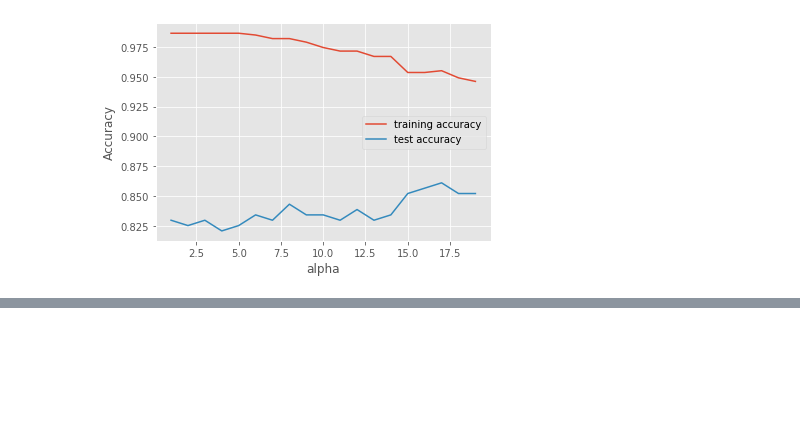
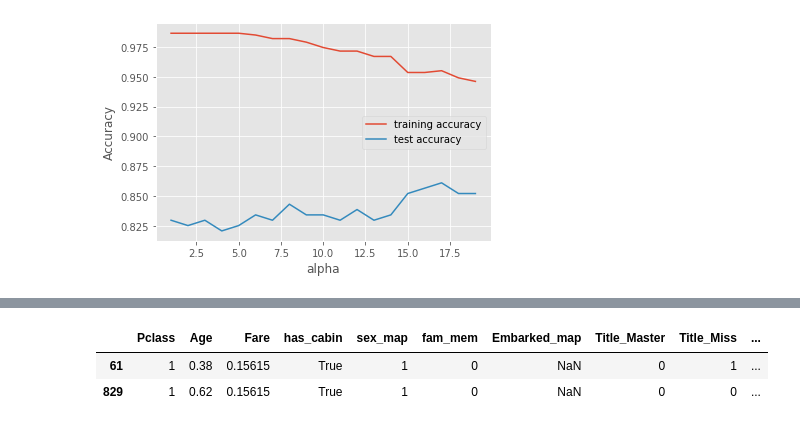
Before and after one commit to cudemans/titanic-kaggle, a Jupyter notebook: kaggle-titanic.ipynb, the cells around one changed output, grey strips where cells are left out. Drawn from its saved outputs; the diff is of its cells as text; code cells hidden in the pictures; blank space fills up the shorter version.

```diff
--- a/kaggle-titanic.ipynb
+++ b/kaggle-titanic.ipynb
@@ -170,2 +176,2 @@ train['under_18'] = data2
 # %%
-final_train = pd.get_dummies(train, drop_first=True)
+final_train = pd.get_dummies(train)
@@ -354,0 +358,4 @@ plt.legend()
+# %%
+gbc = GradientBoostingClassifier(learning_rate=0.1, max_depth=10, min_samples_leaf=17, random_state=0)
+# %%
+gbc.fit(X_train, y_train)
@@ -354,0 +437,6 @@ plt.legend()
+# %%
+X_train[X_train.isnull().any(axis=1)]
+# %% [output]
+|  | Pclass | Age | Fare | has_cabin | sex_map | fam_mem | Embarked_map | Title_Master | Title_Miss | ... |
+| 61 | 1 | 0.38 | 0.15615 | True | 1 | 0 | NaN | 0 | 1 | ... |
+| 829 | 1 | 0.62 | 0.15615 | True | 1 | 0 | NaN | 0 | 0 | ... |
```
Also changed, not shown: parts of 18 cells of this notebook.
